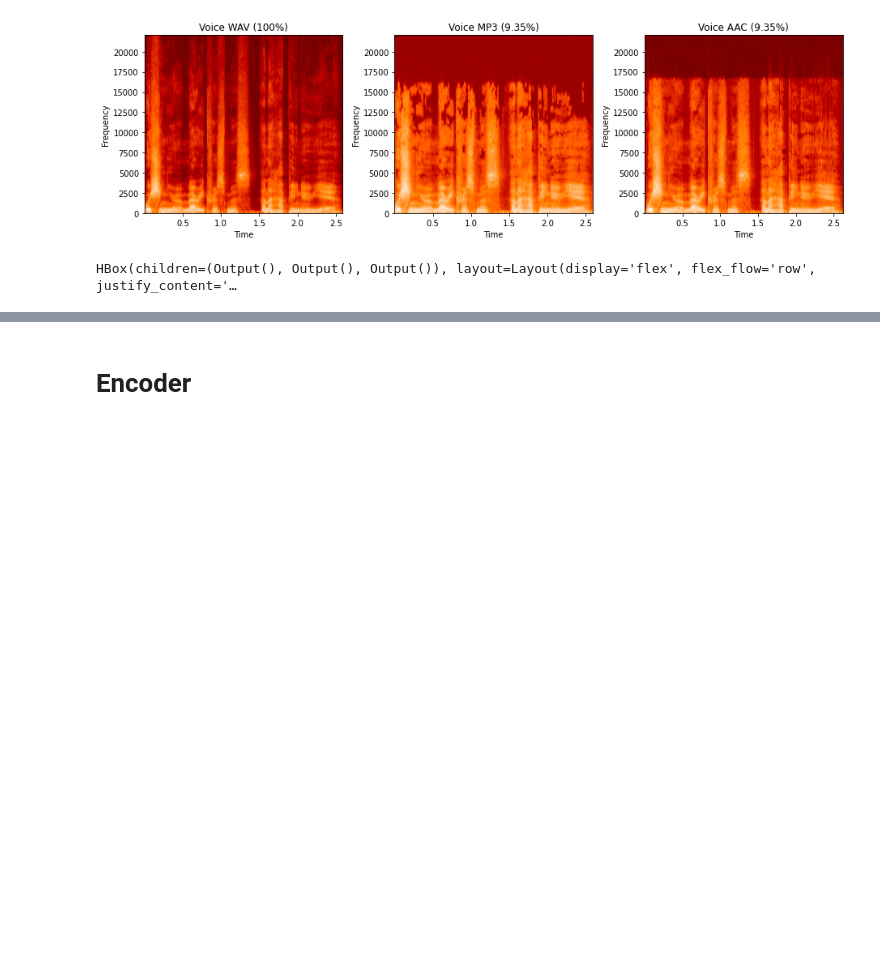
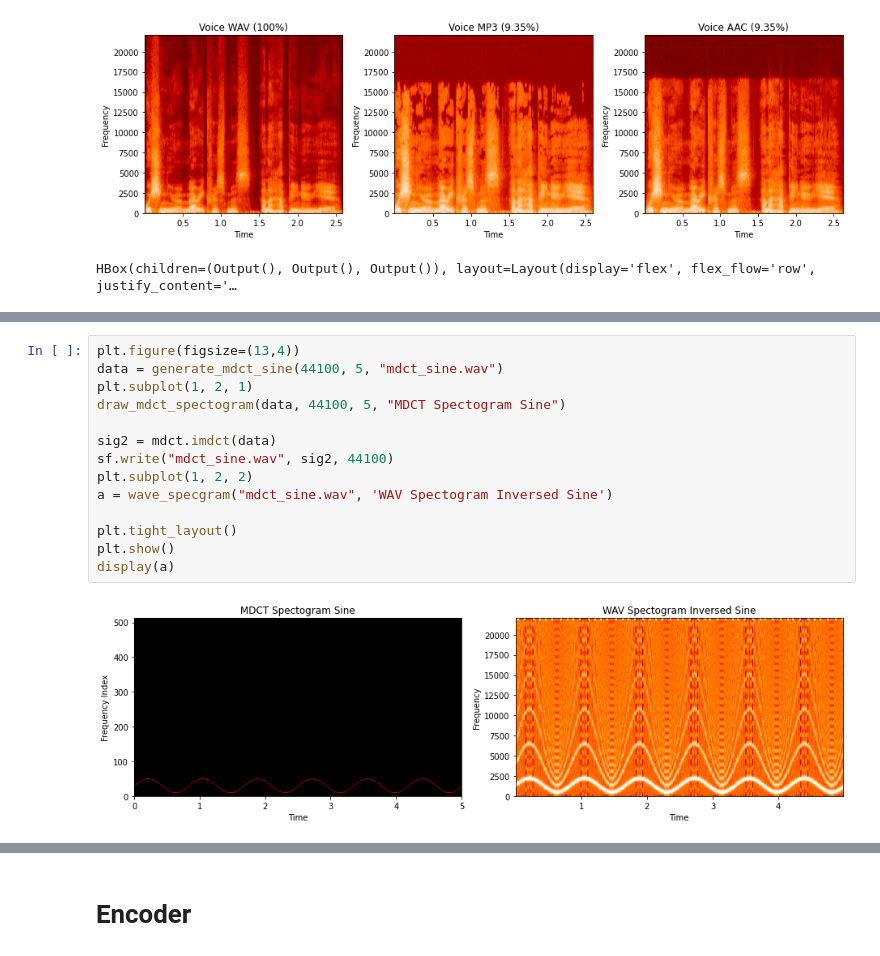
Before and after one commit to matinlotfali/LossyAudioCompressionTutorial, a Jupyter notebook: Report.ipynb, the cells around one changed output, grey strips where cells are left out. Drawn from its saved outputs; the diff is of its cells as text; blank space fills up the shorter version.

```diff
--- a/Report.ipynb
+++ b/Report.ipynb
@@ -71,0 +122,16 @@ HBox(children=(Output(), Output(), Output()), layout=Layout(display='flex', flex
+# %%
+plt.figure(figsize=(13,4))
+data = generate_mdct_sine(44100, 5, "mdct_sine.wav")
+plt.subplot(1, 2, 1)
+draw_mdct_spectogram(data, 44100, 5, "MDCT Spectogram Sine")
+
+sig2 = mdct.imdct(data)
+sf.write("mdct_sine.wav", sig2, 44100)
+plt.subplot(1, 2, 2)
+a = wave_specgram("mdct_sine.wav", 'WAV Spectogram Inversed Sine')
+
+plt.tight_layout()
+plt.show()
+display(a)
+# %% [output]
+[figure, added]
```
Also changed, not shown: parts of 7 cells of this notebook, 2 other files.
